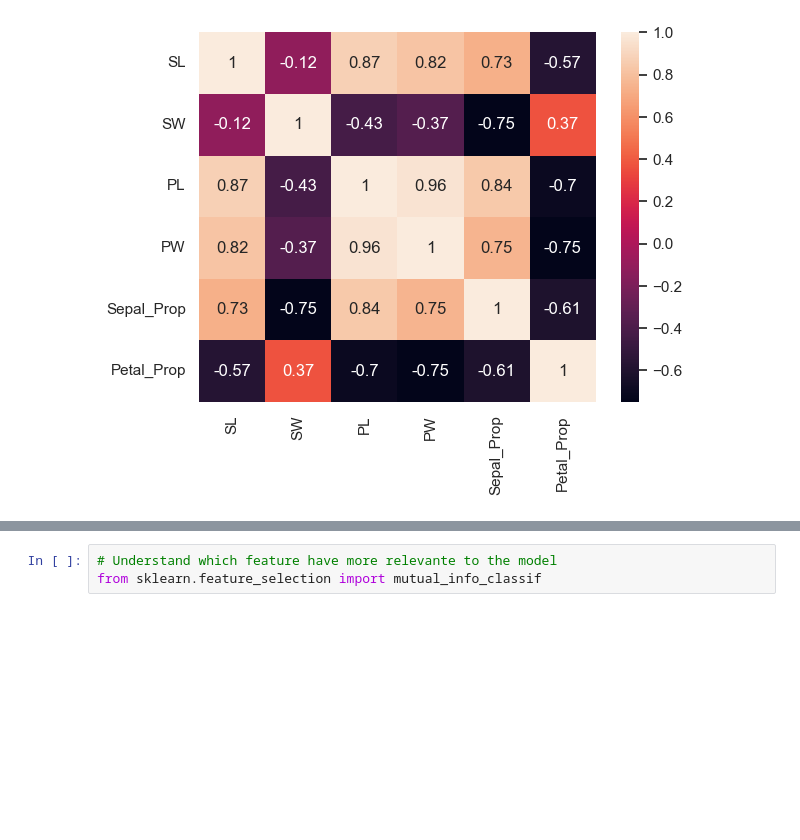
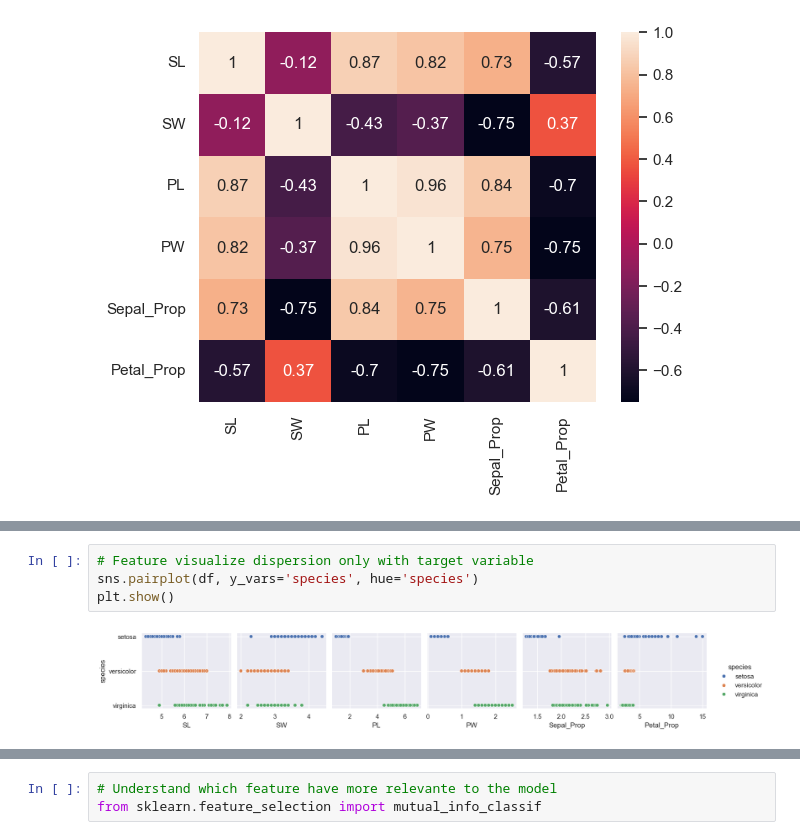
Before and after one commit to Drieger/iris-dataset-eda, a Jupyter notebook: iris.ipynb, the cells around one changed output, grey strips where cells are left out. Cells and saved outputs as stored; diff of their text form; blank space fills up the shorter version.

Commit message:
chore: get correlation with target variable

```diff
--- a/iris.ipynb
+++ b/iris.ipynb
@@ -259,0 +260,6 @@ plt.show()
+# %%
+# Feature visualize dispersion only with target variable
+sns.pairplot(df, y_vars='species', hue='species')
+plt.show()
+# %% [output]
+[figure, added]
```
Also changed, not shown: parts of 4 cells of this notebook.
